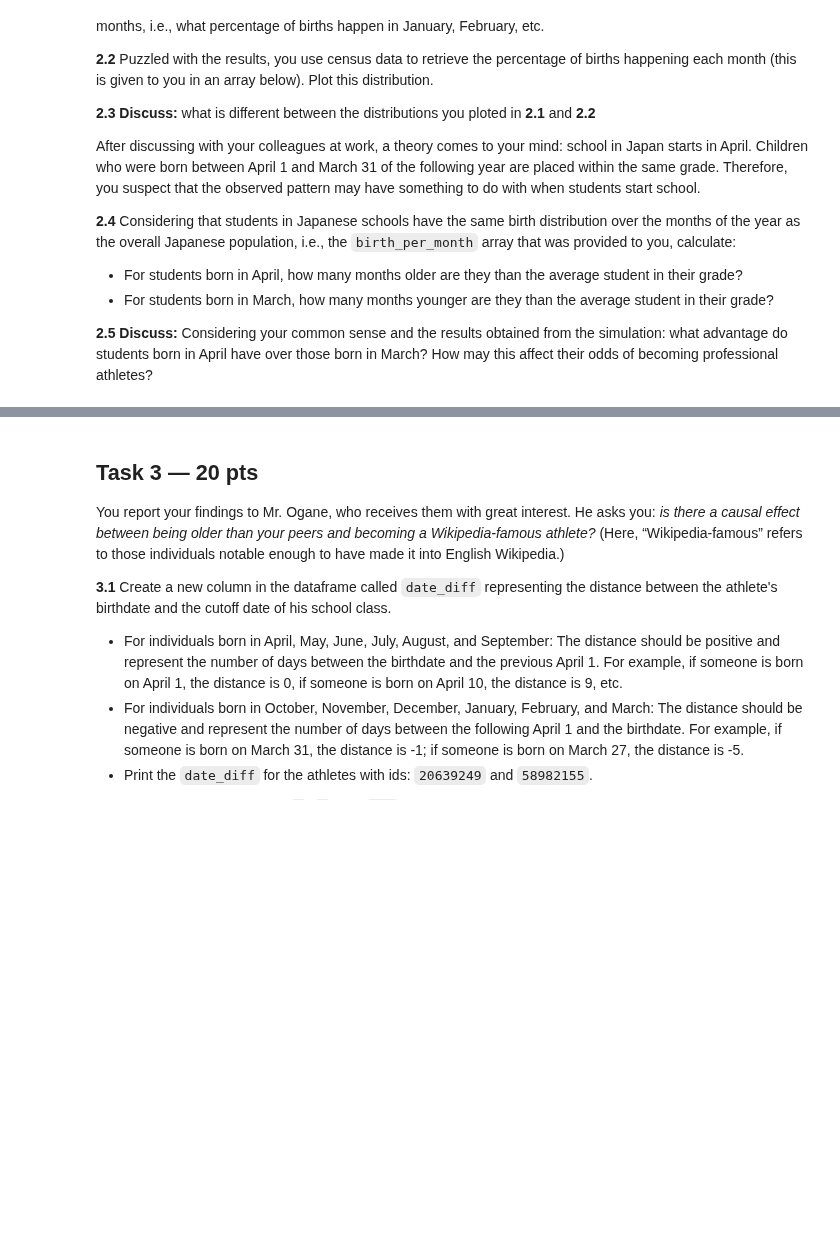
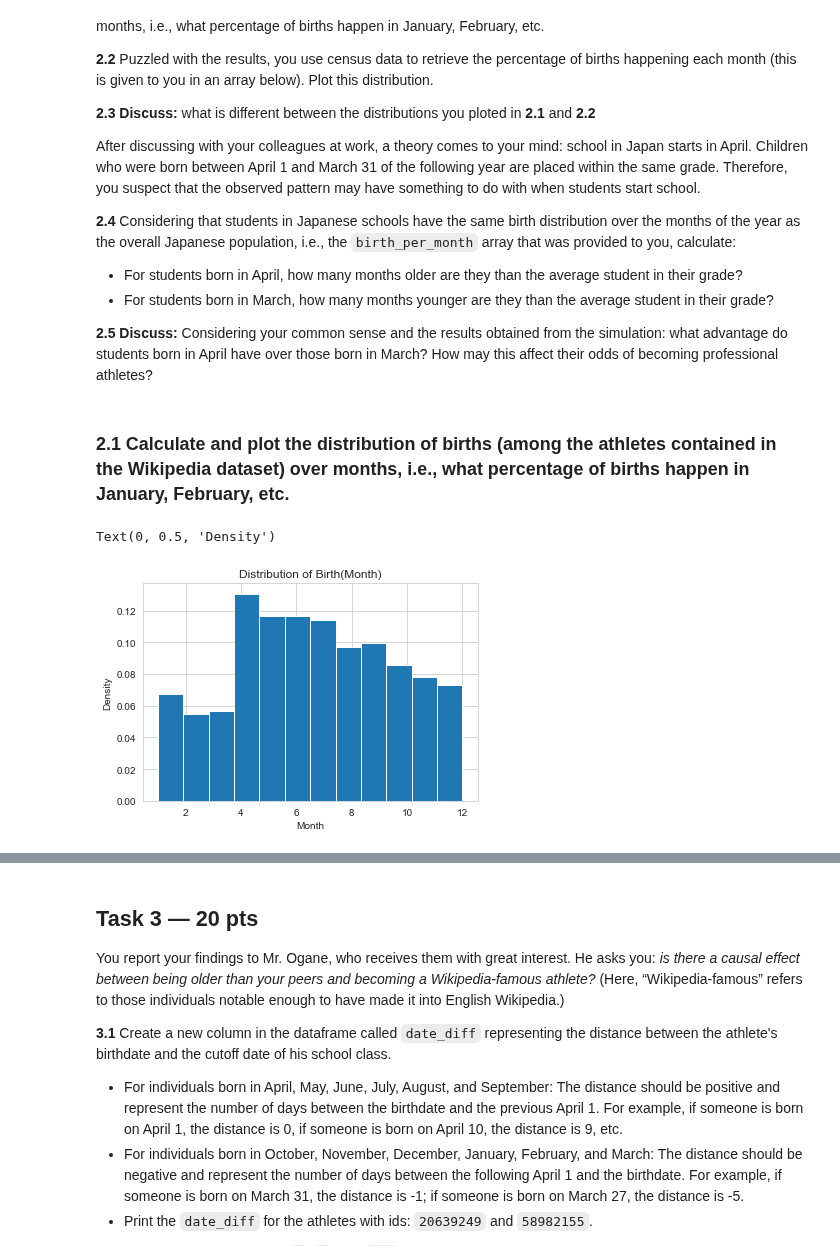
Before and after one commit to PeterYYZhang/2022, a Jupyter notebook: Homework/02 - Regression Observational Studies Stats and Supervised Learning/hw2.ipynb, the cells around one changed output, grey strips where cells are left out. Drawn from its saved outputs; the diff is of its cells as text; code cells hidden in the pictures; blank space fills up the shorter version.

```diff
--- a/Homework/02 - Regression Observational Studies Stats and Supervised Learning/hw2.ipynb
+++ b/Homework/02 - Regression Observational Studies Stats and Supervised Learning/hw2.ipynb
@@ -98,3 +195,15 @@ After discussing with your colleagues at work, a theory comes to your mind: scho
 - For students born in March, how many months younger are they than the average student in their grade?
 
 **2.5** **Discuss:** Considering your common sense and the results obtained from the simulation: what advantage do students born in April have over those born in March? How may this affect their odds of becoming professional athletes?
+# %% [markdown]
+### 2.1 Calculate and plot the distribution of births (among the athletes contained in the Wikipedia dataset) over months, i.e., what percentage of births happen in January, February, etc.
+# %%
+japanese_athletes['birthMonth'] = pd.DatetimeIndex(japanese_athletes.birthdate).month
+# %%
+plt.hist(japanese_athletes.birthMonth, bins=12, density=True)
+plt.title("Distribution of Birth(Month)")
+plt.xlabel("Month")
+plt.ylabel("Density")
+# %% [output]
+Text(0, 0.5, 'Density')
+[figure, added]
```
Also changed, not shown: parts of 47 cells of this notebook, 1 other file.
